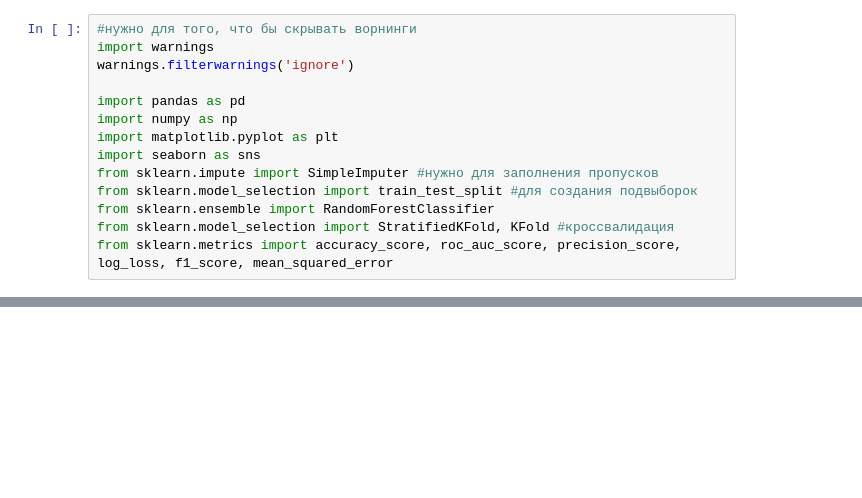
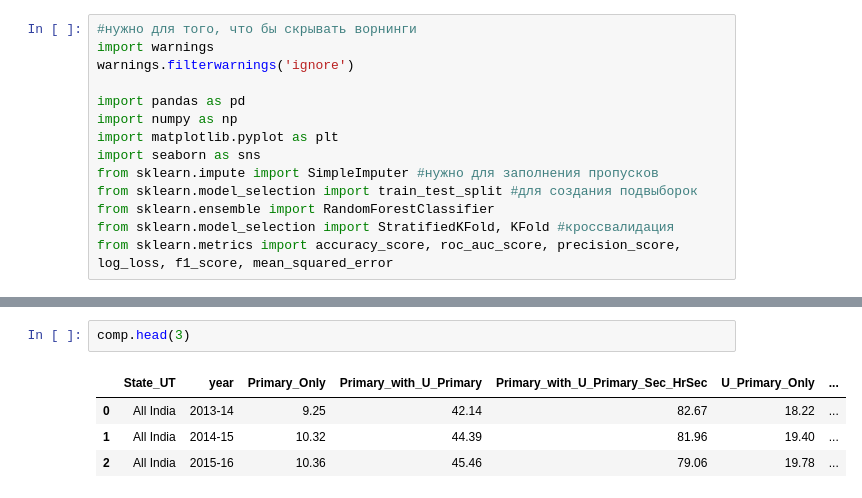
Before and after one commit to TiJeZnaesh/Indian-School-Education-Statistics, a Jupyter notebook: project.ipynb, the cells around one changed output, grey strips where cells are left out. Drawn from its saved outputs; the diff is of its cells as text; blank space fills up the shorter version.

```diff
--- a/project.ipynb
+++ b/project.ipynb
@@ -30,0 +59,7 @@ from sklearn.metrics import accuracy_score, roc_auc_score, precision_score, log_
+# %%
+comp.head(3)
+# %% [output]
+|  | State_UT | year | Primary_Only | Primary_with_U_Primary | Primary_with_U_Primary_Sec_HrSec | U_Primary_Only | ... |
+| 0 | All India | 2013-14 | 9.25 | 42.14 | 82.67 | 18.22 | ... |
+| 1 | All India | 2014-15 | 10.32 | 44.39 | 81.96 | 19.40 | ... |
+| 2 | All India | 2015-16 | 10.36 | 45.46 | 79.06 | 19.78 | ... |
```
Also changed, not shown: parts of 68 cells of this notebook.
